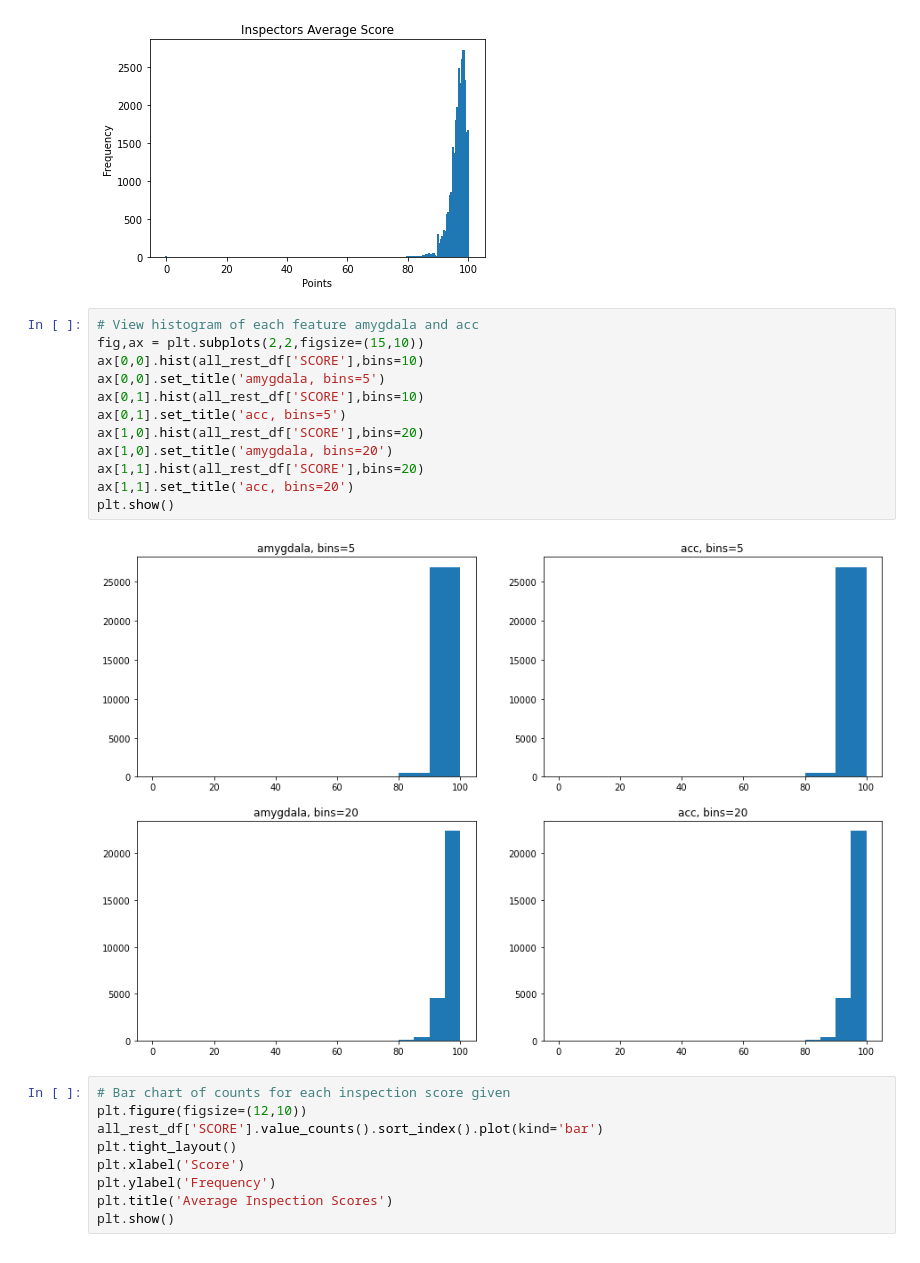
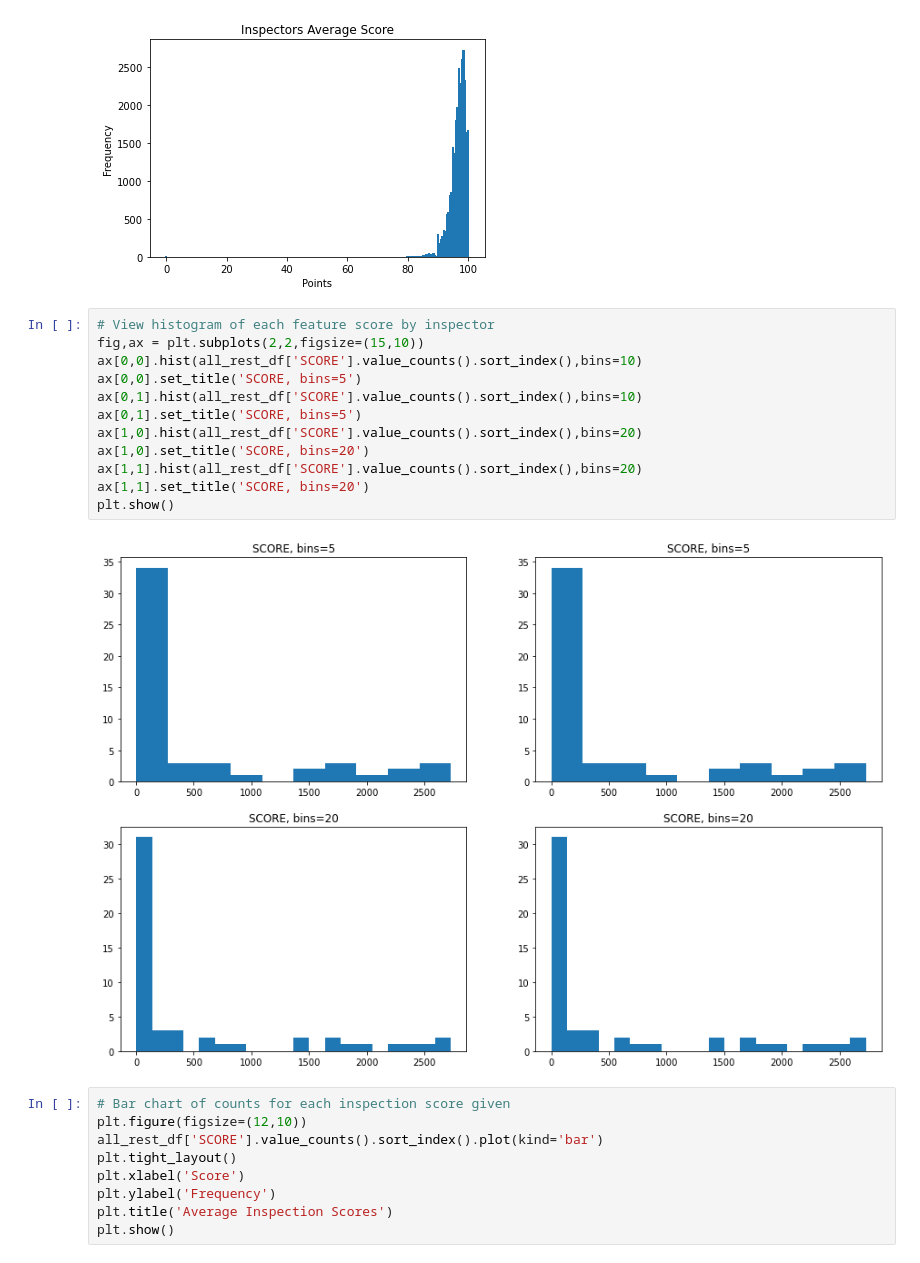
Before and after one commit to shyamal-anadkat/wake-county-food-inspections-analysis, a Jupyter notebook: Wake County - Restaurant Food Inspections Analysis [AIPI510].ipynb, the cells around one changed output. Saved outputs shown, nothing was run; the diff lists cells and outputs as text.

```diff
--- a/Wake County - Restaurant Food Inspections Analysis [AIPI510].ipynb
+++ b/Wake County - Restaurant Food Inspections Analysis [AIPI510].ipynb
@@ -278,19 +299,19 @@ ax.set_ylabel('Frequency')
 Text(0, 0.5, 'Frequency')
 [figure]
 # %%
-# View histogram of each feature amygdala and acc
+# View histogram of each feature score by inspector
 fig,ax = plt.subplots(2,2,figsize=(15,10))
-ax[0,0].hist(all_rest_df['SCORE'],bins=10)
-ax[0,0].set_title('amygdala, bins=5')
-ax[0,1].hist(all_rest_df['SCORE'],bins=10)
-ax[0,1].set_title('acc, bins=5')
-ax[1,0].hist(all_rest_df['SCORE'],bins=20)
-ax[1,0].set_title('amygdala, bins=20')
-ax[1,1].hist(all_rest_df['SCORE'],bins=20)
-ax[1,1].set_title('acc, bins=20')
+ax[0,0].hist(all_rest_df['SCORE'].value_counts().sort_index(),bins=10)
+ax[0,0].set_title('SCORE, bins=5')
+ax[0,1].hist(all_rest_df['SCORE'].value_counts().sort_index(),bins=10)
+ax[0,1].set_title('SCORE, bins=5')
+ax[1,0].hist(all_rest_df['SCORE'].value_counts().sort_index(),bins=20)
+ax[1,0].set_title('SCORE, bins=20')
+ax[1,1].hist(all_rest_df['SCORE'].value_counts().sort_index(),bins=20)
+ax[1,1].set_title('SCORE, bins=20')
 plt.show()
 # %% [output]
-[figure, old version]
+[figure, new version]
 # %%
 # Bar chart of counts for each inspection score given
 plt.figure(figsize=(12,10))
```
Also changed, not shown: parts of 2 cells of this notebook.
